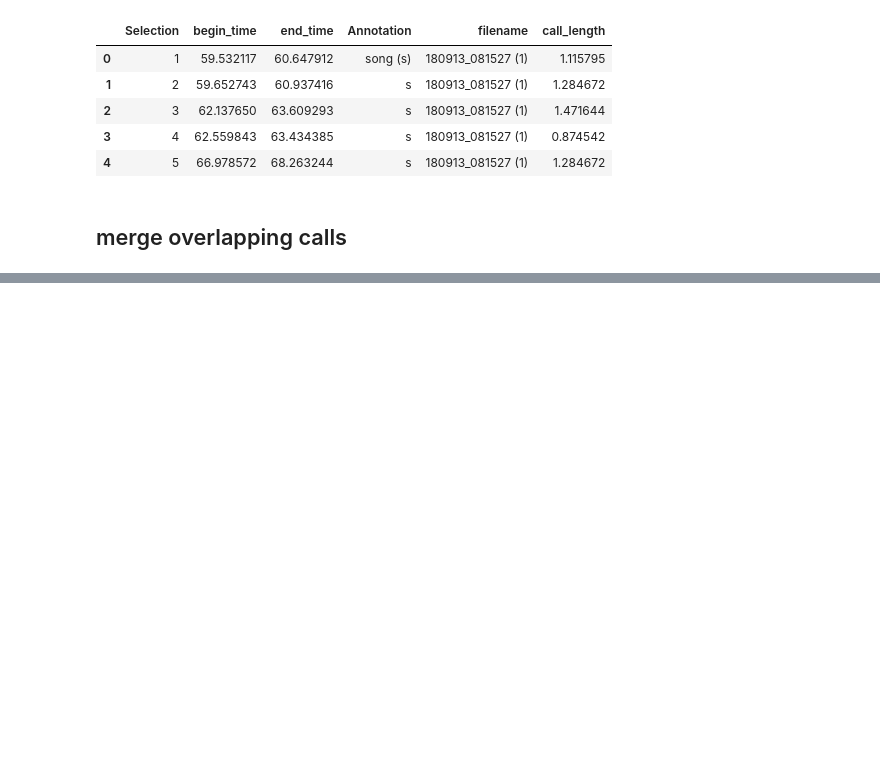
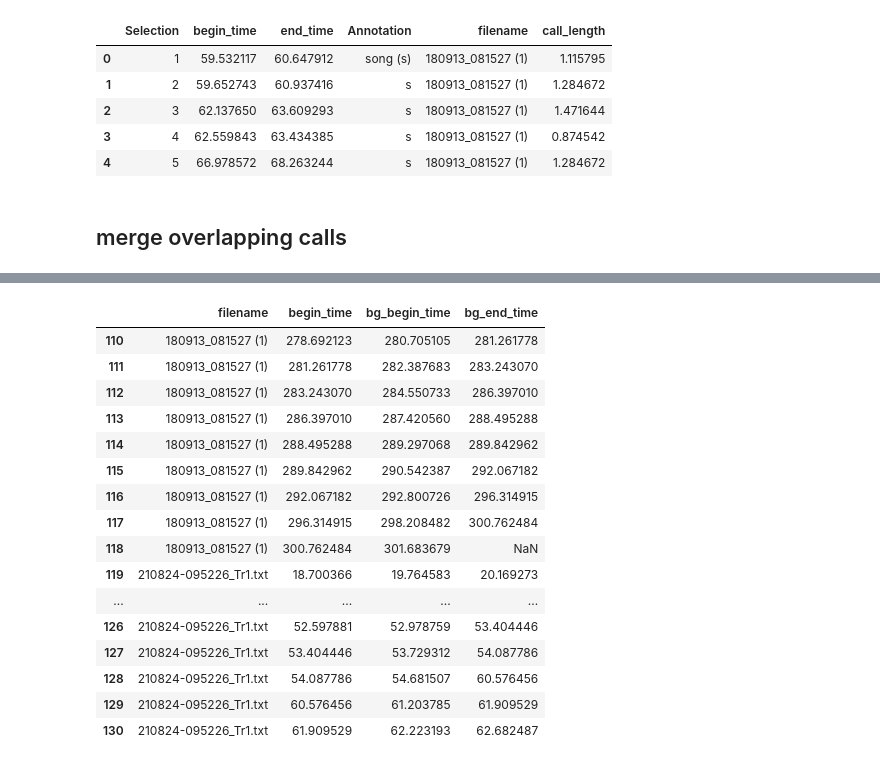
Before and after one commit to deep-voice/soundbay, a Jupyter notebook: notebooks/20221101_nw_2021_data_prep.ipynb, the cells around one changed output, grey strips where cells are left out. Cells and saved outputs as stored; diff of their text form; code cells hidden in the pictures; blank space fills up the shorter version.

```diff
--- a/notebooks/20221101_nw_2021_data_prep.ipynb
+++ b/notebooks/20221101_nw_2021_data_prep.ipynb
@@ -209,2 +225,2 @@ df_no_overlap.head()
 # %%
-df_bg = df[['filename', 'begin_time', 'end_time']].sort_values(['filename', 'begin_time']).reset_index(drop=True).copy()
+df_bg = df_no_overlap[['filename', 'begin_time', 'end_time']].sort_values(['filename', 'begin_time']).reset_index(drop=True).copy()
@@ -211,5 +236,3 @@ df_bg = df[['filename', 'begin_time', 'end_time']].sort_values(['filename', 'beg
 # %%
 df_bg['next_begin_time'] = df_bg.groupby('filename').begin_time.shift(-1)
-df_bg['next_end_time'] = df_bg.groupby('filename').end_time.shift(-1)
-df_bg['overlap'] = np.NaN
-df_bg['merged'] = 0
+# df_bg['next_end_time'] = df_bg.groupby('filename').end_time.shift(-1)
@@ -215,0 +281,20 @@ df_bg['merged'] = 0
+# %%
+df_bg.loc[110:130]
+# %% [output]
+|  | filename | begin_time | bg_begin_time | bg_end_time |
+| 110 | 180913_081527 (1) | 278.692123 | 280.705105 | 281.261778 |
+| 111 | 180913_081527 (1) | 281.261778 | 282.387683 | 283.243070 |
+| 112 | 180913_081527 (1) | 283.243070 | 284.550733 | 286.397010 |
+| 113 | 180913_081527 (1) | 286.397010 | 287.420560 | 288.495288 |
+| 114 | 180913_081527 (1) | 288.495288 | 289.297068 | 289.842962 |
+| 115 | 180913_081527 (1) | 289.842962 | 290.542387 | 292.067182 |
+| 116 | 180913_081527 (1) | 292.067182 | 292.800726 | 296.314915 |
+| 117 | 180913_081527 (1) | 296.314915 | 298.208482 | 300.762484 |
+| 118 | 180913_081527 (1) | 300.762484 | 301.683679 | NaN |
+| 119 | 210824-095226_Tr1.txt | 18.700366 | 19.764583 | 20.169273 |
+| ... | ... | ... | ... | ... |
+| 126 | 210824-095226_Tr1.txt | 52.597881 | 52.978759 | 53.404446 |
+| 127 | 210824-095226_Tr1.txt | 53.404446 | 53.729312 | 54.087786 |
+| 128 | 210824-095226_Tr1.txt | 54.087786 | 54.681507 | 60.576456 |
+| 129 | 210824-095226_Tr1.txt | 60.576456 | 61.203785 | 61.909529 |
+| 130 | 210824-095226_Tr1.txt | 61.909529 | 62.223193 | 62.682487 |
```
Also changed, not shown: parts of 56 cells of this notebook.
